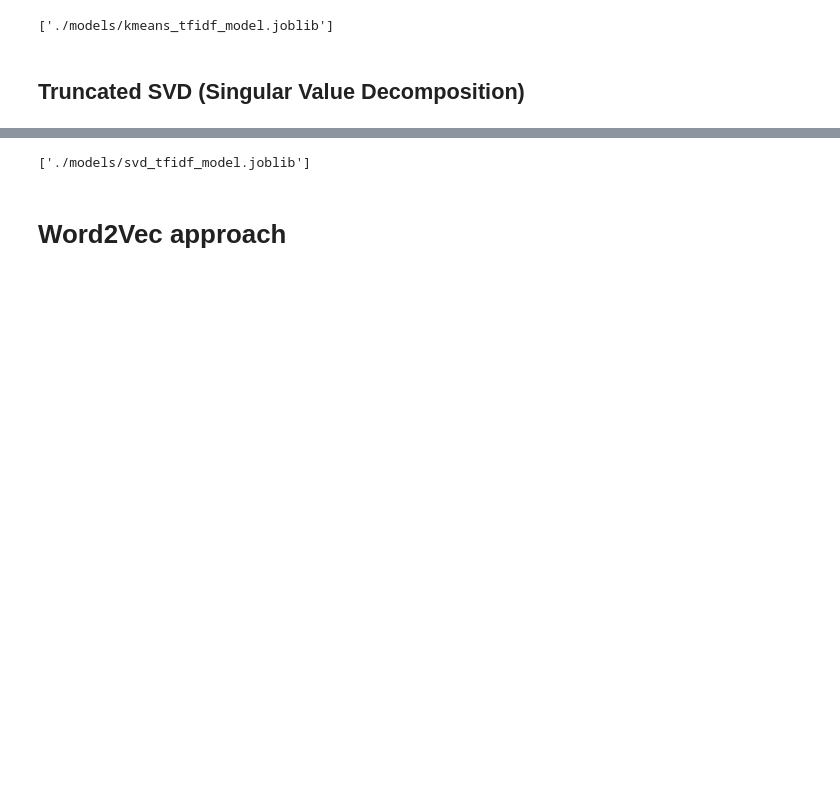
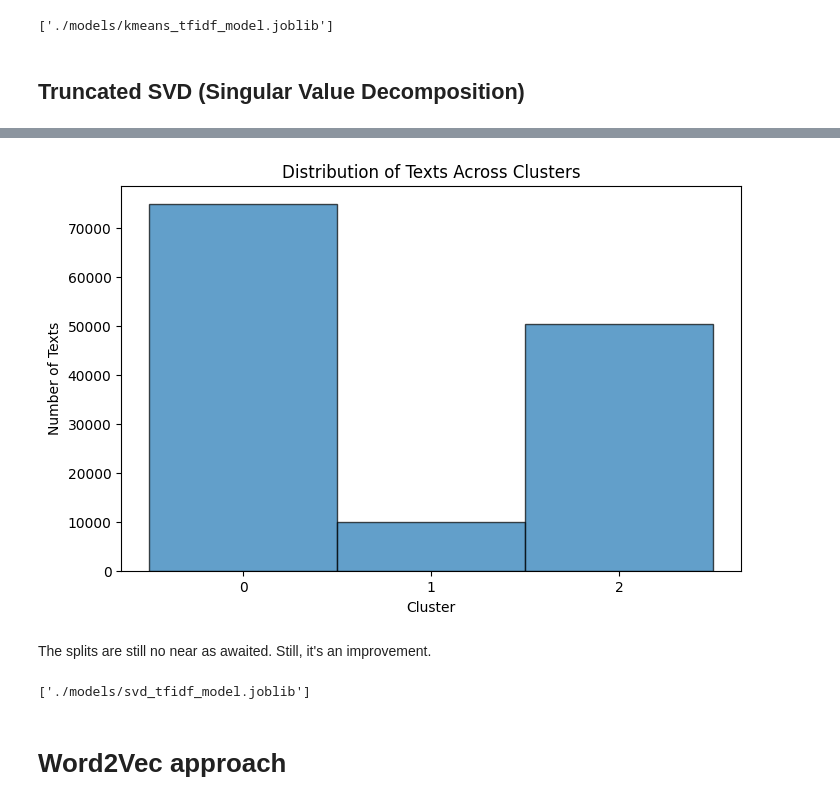
Before and after one commit to Za3tour420/Sentiment-Analysis-Amazon-Reviews-2023-All-Beauty, a Jupyter notebook: GenMinds_MachineLearning_Notebook.ipynb, the cells around one changed output, grey strips where cells are left out. Cells and saved outputs as stored; diff of their text form; code cells hidden in the pictures; blank space fills up the shorter version.

```diff
--- a/GenMinds_MachineLearning_Notebook.ipynb
+++ b/GenMinds_MachineLearning_Notebook.ipynb
@@ -461,3 +555,16 @@ plt.show()
+# %%
+# Plot cluster distribution
+plt.figure(figsize=(8, 5))
+plt.hist(kmeans_labels, bins=np.arange(num_clusters + 1) - 0.5, edgecolor='black', alpha=0.7)
+plt.xticks(range(num_clusters))
+plt.xlabel("Cluster")
+plt.ylabel("Number of Texts")
+plt.title("Distribution of Texts Across Clusters")
+plt.show()
+# %% [output]
+[figure, added]
+# %% [markdown]
+The splits are still no near as awaited. Still, it's an improvement.
 # %%
 if not os.path.exists('./models/svd_tfidf_model.joblib'):
     joblib.dump(X_reduced, './models/svd_tfidf_model.joblib')
```
Also changed, not shown: parts of 42 cells of this notebook, 3 other files.
